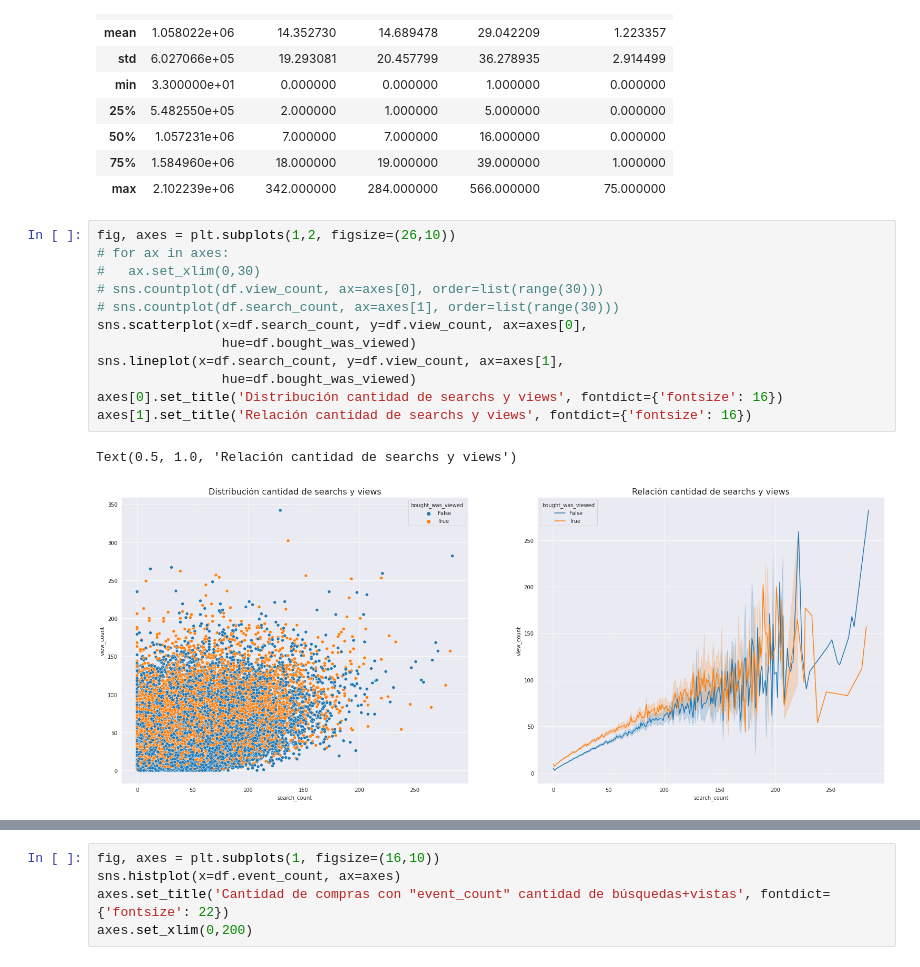
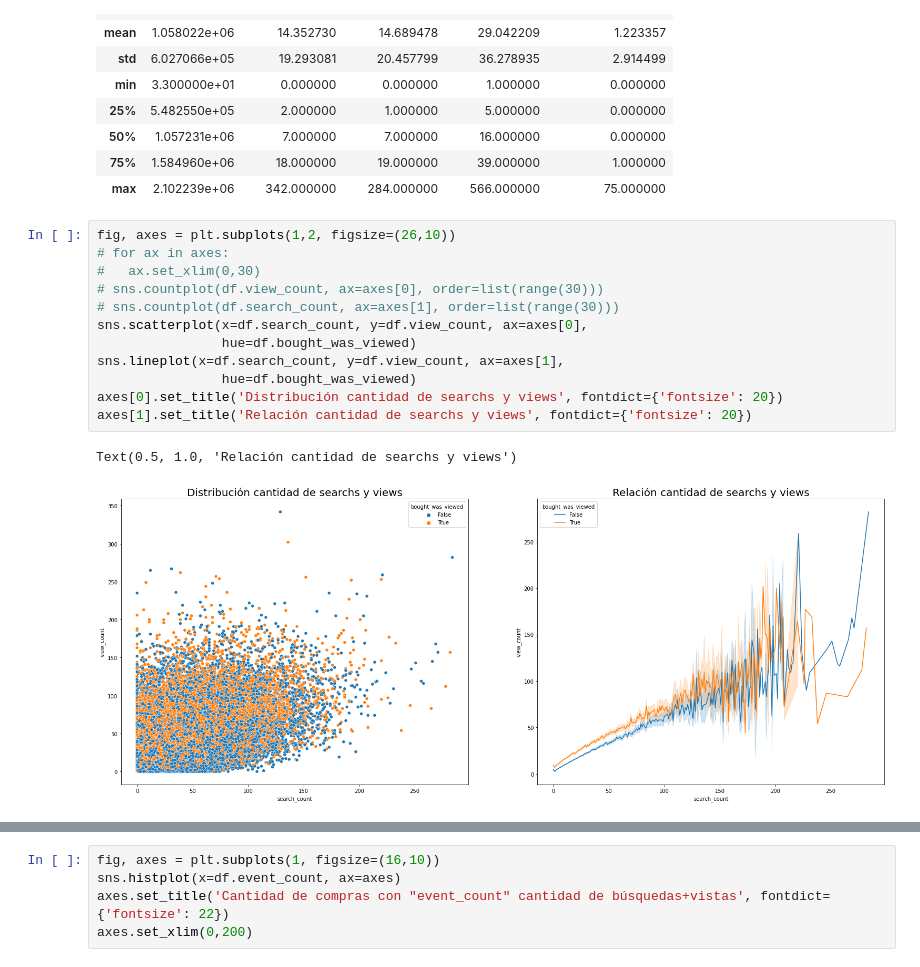
Before and after one commit to natanrajch/DiploDatos, a Jupyter notebook: MELI/train_data_joined.ipynb, the cells around one changed output, grey strips where cells are left out. Cells and saved outputs as stored; diff of their text form.

```diff
--- a/MELI/train_data_joined.ipynb
+++ b/MELI/train_data_joined.ipynb
@@ -121,18 +121,18 @@ df.describe()
 # %%
 fig, axes = plt.subplots(1,2, figsize=(26,10))
 # for ax in axes:
 #   ax.set_xlim(0,30)
 # sns.countplot(df.view_count, ax=axes[0], order=list(range(30)))
 # sns.countplot(df.search_count, ax=axes[1], order=list(range(30)))
 sns.scatterplot(x=df.search_count, y=df.view_count, ax=axes[0],
                 hue=df.bought_was_viewed)
 sns.lineplot(x=df.search_count, y=df.view_count, ax=axes[1],
                 hue=df.bought_was_viewed)
-axes[0].set_title('Distribución cantidad de searchs y views', fontdict={'fontsize': 16})
-axes[1].set_title('Relación cantidad de searchs y views', fontdict={'fontsize': 16})
+axes[0].set_title('Distribución cantidad de searchs y views', fontdict={'fontsize': 20})
+axes[1].set_title('Relación cantidad de searchs y views', fontdict={'fontsize': 20})
 # %% [output]
 Text(0.5, 1.0, 'Relación cantidad de searchs y views')
-[figure, old version]
+[figure, new version]
 # %%
 fig, ax = plt.subplots(1, figsize=(16,10))
 # for ax in axes:
```
Also changed, not shown: parts of 28 cells of this notebook.
